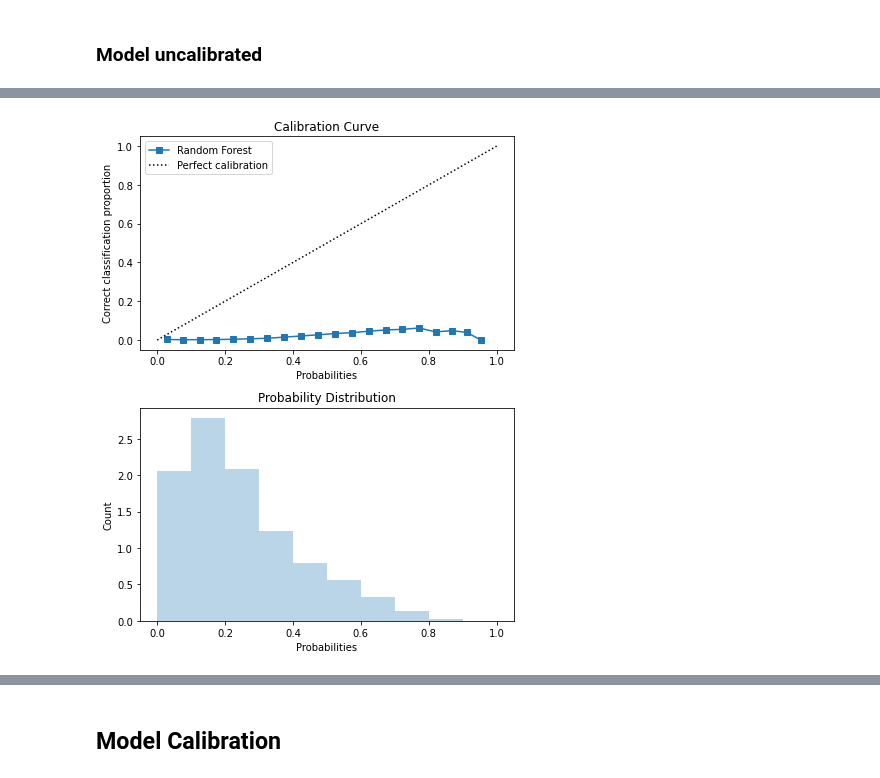
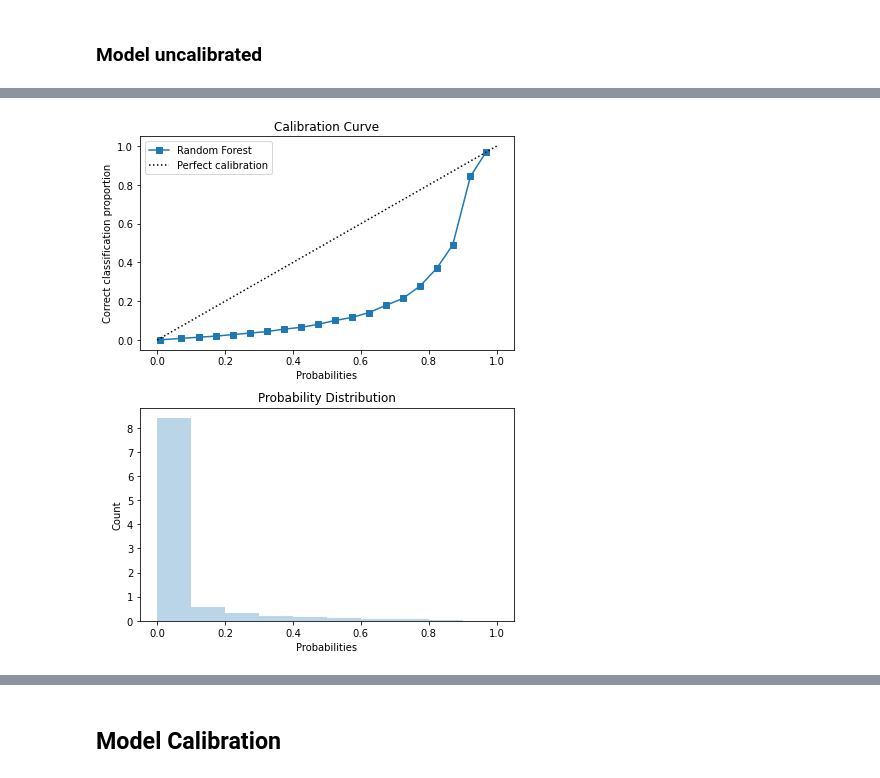
Before and after one commit to Laurajmoreno/ML_and_CRO, a Jupyter notebook: CLASSIFICATION_OPTIMIZATION_AND_GS_Random-Forest-with-fulldata-no-carrito-pedido .ipynb, the cells around one changed output, grey strips where cells are left out. Saved outputs shown, nothing was run; the diff lists cells and outputs as text; code cells hidden in the pictures.

```diff
--- a/CLASSIFICATION_OPTIMIZATION_AND_GS_Random-Forest-with-fulldata-no-carrito-pedido .ipynb
+++ b/CLASSIFICATION_OPTIMIZATION_AND_GS_Random-Forest-with-fulldata-no-carrito-pedido .ipynb
@@ -3624,5 +3710,7 @@ print(counter)
 # %% [markdown]
 ### Model uncalibrated
 # %%
+%%time
+
 model_uncalibrated= RandomForestClassifier(max_depth=20, n_estimators=200, criterion='gini',random_state=42)
-model.fit(X_train_featsel_resample,y_train_resample)
+model_uncalibrated.fit(X_train_featsel_resample,y_train_resample)
@@ -3629,26 +3721,29 @@ model.fit(X_train_featsel_resample,y_train_resample)
-# %%
-from sklearn.calibration import calibration_curve
-
-prob_true, prob_pred = calibration_curve(y, probabilities[:, 1], n_bins=20)
-
-fig, ax = plt.subplots(nrows=2,ncols=1, figsize=(6,2*3.84))
-
-ax[0].plot(prob_pred,prob_true, 's-', label='Random Forest')
-ax[0].plot([0,1],[0,1], 'k:', label='Perfect calibration')
-ax[0].set_ylabel('Correct classification proportion')
-ax[0].set_xlabel('Probabilities')
-ax[0].set_title('Calibration Curve')
-ax[0].legend()
-
-ax[1].hist(probabilities[:, 1],range=(0,1), bins=10, density=True, lw=2, alpha=0.3)
-ax[1].set_ylabel('Count')
-ax[1].set_xlabel('Probabilities')
-ax[1].set_title('Probability Distribution')
-
-plt.tight_layout()
-plt.show();
-# %% [output]
-[figure, removed]
+# %%
+from sklearn.calibration import calibration_curve
+
+predictions = model_uncalibrated.predict(X_test_final)
+probabilities = model_uncalibrated.predict_proba(X_test_final)
+
+prob_true, prob_pred = calibration_curve(y_test, probabilities[:, 1], n_bins=20)
+
+fig, ax = plt.subplots(nrows=2,ncols=1, figsize=(6,2*3.84))
+
+ax[0].plot(prob_pred,prob_true, 's-', label='Random Forest')
+ax[0].plot([0,1],[0,1], 'k:', label='Perfect calibration')
+ax[0].set_ylabel('Correct classification proportion')
+ax[0].set_xlabel('Probabilities')
+ax[0].set_title('Calibration Curve')
+ax[0].legend()
+
+ax[1].hist(probabilities[:, 1],range=(0,1), bins=10, density=True, lw=2, alpha=0.3)
+ax[1].set_ylabel('Count')
+ax[1].set_xlabel('Probabilities')
+ax[1].set_title('Probability Distribution')
+
+plt.tight_layout()
+plt.show();
+# %% [output]
+[figure, added]
 # %%
 from sklearn.metrics import brier_score_loss
 
```
Also changed, not shown: parts of 20 cells of this notebook.
